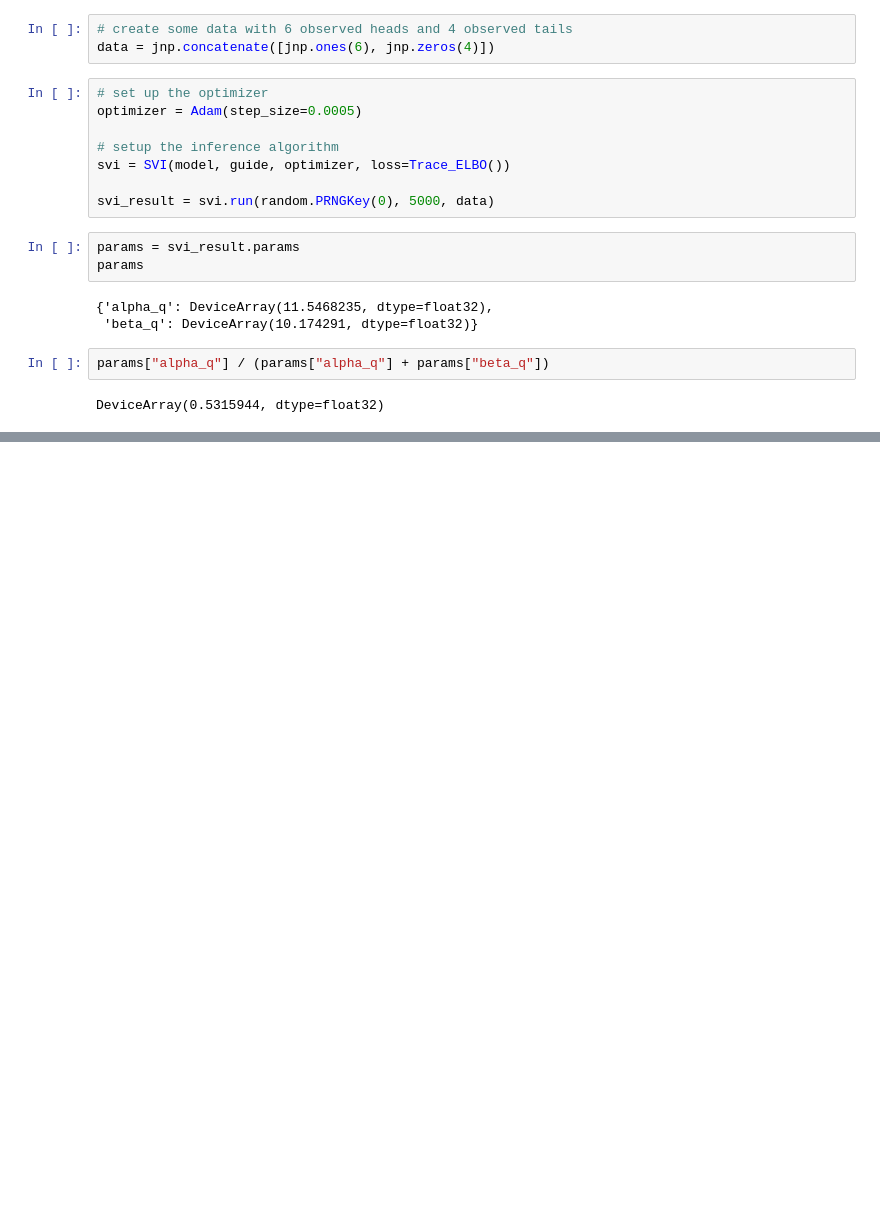
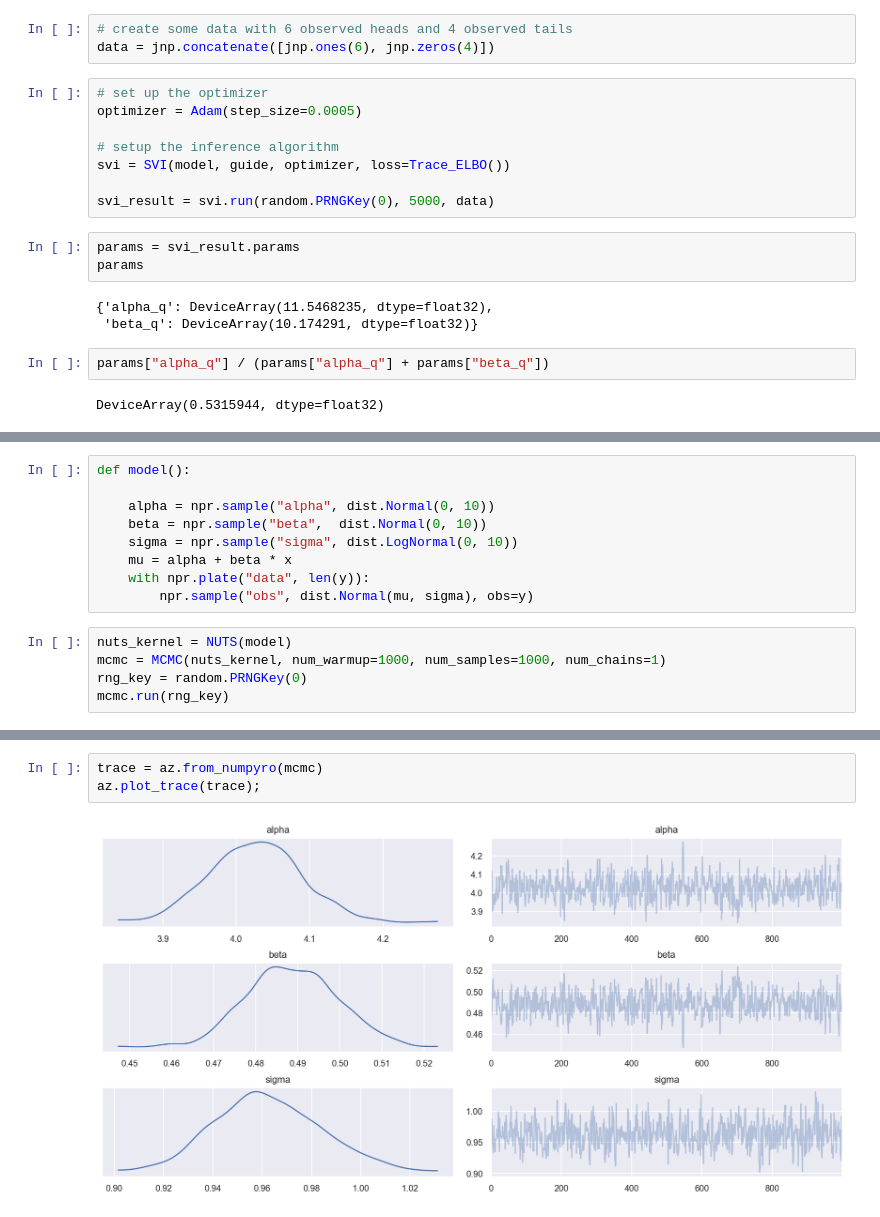
Before and after one commit to AurelienNioche/ActiveTeachingCollaborative, a Jupyter notebook: numpyro-vi.ipynb, the cells around one changed output, grey strips where cells are left out. Saved outputs shown, nothing was run; the diff lists cells and outputs as text; blank space fills up the shorter version.

```diff
--- a/numpyro-vi.ipynb
+++ b/numpyro-vi.ipynb
@@ -66,0 +112,14 @@ DeviceArray(0.5315944, dtype=float32)
+# %%
+def model():
+
+    alpha = npr.sample("alpha", dist.Normal(0, 10))
+    beta = npr.sample("beta",  dist.Normal(0, 10))
+    sigma = npr.sample("sigma", dist.LogNormal(0, 10))
+    mu = alpha + beta * x
+    with npr.plate("data", len(y)):
+        npr.sample("obs", dist.Normal(mu, sigma), obs=y)
+# %%
+nuts_kernel = NUTS(model)
+mcmc = MCMC(nuts_kernel, num_warmup=1000, num_samples=1000, num_chains=1)
+rng_key = random.PRNGKey(0)
+mcmc.run(rng_key)
@@ -66,0 +135,5 @@ DeviceArray(0.5315944, dtype=float32)
+# %%
+trace = az.from_numpyro(mcmc)
+az.plot_trace(trace);
+# %% [output]
+[figure, added]
```
Also changed, not shown: parts of 27 cells of this notebook, 2 other files.
